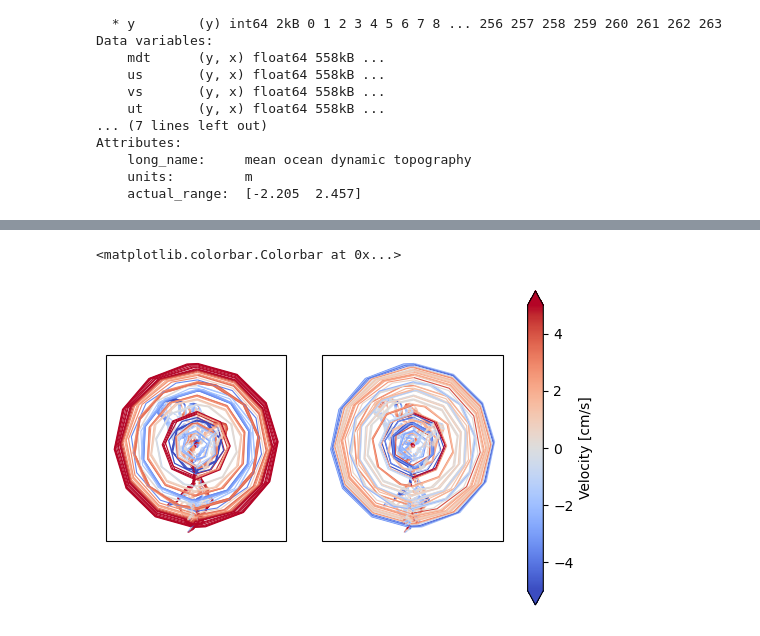
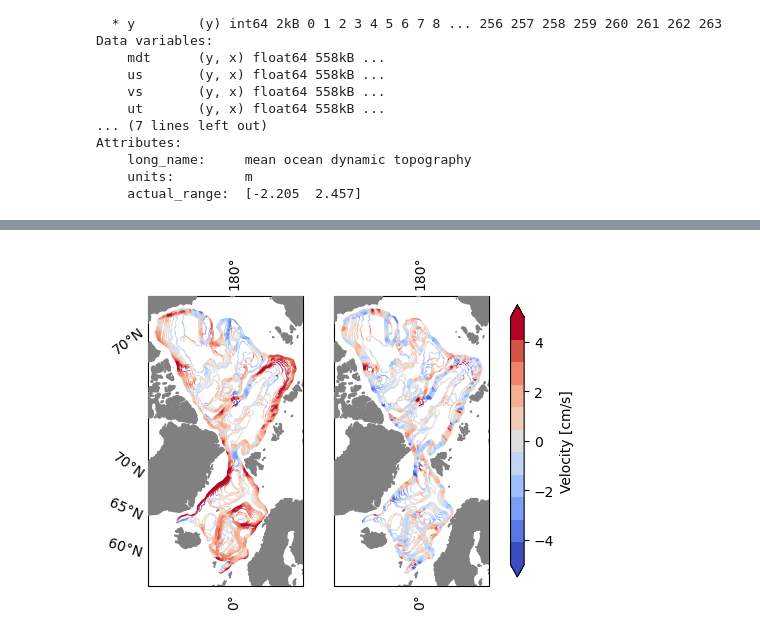
Before and after one commit to janadr/time-mean-arctic-ocean-circulation, a Jupyter notebook: code/plot_alongcontour_vector_line.ipynb, the cells around one changed output, grey strips where cells are left out. Cells and saved outputs as stored; diff of their text form; code cells hidden in the pictures.

```diff
--- a/code/plot_alongcontour_vector_line.ipynb
+++ b/code/plot_alongcontour_vector_line.ipynb
@@ -174,8 +25,7 @@ region_contours = {
 # %%
 mdt = "dtu"
 hydrography = "woa"
-vector = ["us", "vs"]
-transform = False
+vector = ["ub", "vb"]
 # %%
 ds = xr.merge([xr.open_dataset(datadir + f"velocities_{mdt}_{hydrography}_ease.nc"),
                xr.open_dataset(datadir + "bathymetry_with_gradients_filter50_ease.nc")
@@ -200,13 +50,3 @@ Attributes:
     long_name:     mean ocean dynamic topography
     units:         m
     actual_range:  [-2.205  2.457]
-# %%
-fig, ax = plt.subplots()
-
-contour = xr.open_dataset(datadir + "arctic_ocean" + "/contour_eff_1000.nc")
-ds_interp = ds.interp(x=contour.x, y=contour.y)
-ds_interp["uc"] = ds_interp["us"]*contour.tx + ds_interp["vs"]*contour.ty
-print(ds_interp)
-
-ax.plot(ds_interp.x, ds_interp.y)
-ax = colored_line(ds_interp.x.values, ds_interp.y.values, ds_interp.uc.values, ax=ax, cmap="coolwarm")
@@ -299,9 +53,11 @@ fig.savefig(figdir + f"{vector[0]}_alongcontour_{proj}_{mdt}_{hydrography}_lines
 # %%
 fig, ax = plt.subplots(1, 2,
-                        #figsize=set_size(width="AGU"),
+                        figsize=set_size(width="AGU", subplots=(2, 1)),
                         subplot_kw={"projection" : ccrs.Stereographic(central_latitude=90)}
                         )
 
+
+cmap = plt.get_cmap('coolwarm', 11)
 norm = mcolors.Normalize(vmin=-5, vmax=5)
 
 ds_copy = ds.copy(deep=True)
@@ -314,57 +70,57 @@ ds_copy = ds.assign_coords(
 for region_name in region_contours:
     region = get_region_coords(region_name, xy=True)
     contour_depths = region_contours[region_name]
     for contour_depth in contour_depths:
         contour = xr.open_dataset(datadir + region_name + "/contour_eff_" + str(contour_depth) + ".nc")
         ds_interp = ds.interp(x=contour.x, y=contour.y, method="linear")
         ds_copy_interp = ds_copy.interp(x=contour.x, y=contour.y, method="linear")
 
-
-        #ds_interp = ds_interp.assign_coords(
-        #    lon=xr.where(np.abs(ds_copy_interp.lon - 180) < 1, ds_copy_interp.lon, ds_interp.lon)
-        #)
-
-        ds_interp = ds_interp.assign_coords(
-                                            lon=xr.where(np.abs(ds_interp.lon) < 1, ds_interp.lon, ds_copy_interp.lon)
-                                            )
+        ds_interp = ds_interp.assign_coords(lon=xr.where(np.abs(ds_interp.lon) < 1, ds_interp.lon, ds_copy_interp.lon))
         ds_interp["uc"] = ds_interp[vector[0]]*contour.tx + ds_interp[vector[1]]*contour.ty + (-ds_interp[vector[0]]*contour.ty + ds_interp[vector[1]]*contour.tx)*1j
 
         ax[0].plot(ds_interp.lon, ds_interp.lat)
-        c = colored_line(ds_interp.lon.values, ds_interp.lat.values, ds_interp.uc.real.values*100, ax=ax[0],
-                         cmap="coolwarm",
+        c = colored_line(ds_interp.lon.values, ds_interp.lat.values, ds_interp.uc.real.values*100,
+                         ax=ax[0],
+                         cmap=cmap,
                          linewidth=0.8,
                          norm=norm,
-                         #transform=ccrs.PlateCarree(),
-                         #joinstyle='round'
+                         zorder=10
                          )
         c.set_rasterized(True)
         ax[1].plot(ds_interp.lon, ds_interp.lat)
-        c = colored_line(ds_interp.lon.values, ds_interp.lat.values, ds_interp.uc.imag.values*100, ax=ax[1],
-                         cmap="coolwarm",
+        c = colored_line(ds_interp.lon.values, ds_interp.lat.values, ds_interp.uc.imag.values*100,
+                         ax=ax[1],
+                         cmap=cmap,
                          linewidth=0.8,
                          norm=norm,
-                         #transform=ccrs.PlateCarree(),
-                         #joinstyle='round'
+                         zorder=10
                          )
         c.set_rasterized(True)
 
-#ax[0].set_xlim(65, 190)
-#ax[0].set_ylim(0, 215)
 ax[0].set_aspect(1)
-#ax[1].set_xlim(65, 190)
-#ax[1].set_ylim(0, 215)
+ax[0].add_feature(cfeature.LAND, color="grey", zorder=100)
+gl0 = ax[0].gridlines(draw_labels=True, zorder=1, y_inline=False)
+gl0.xlines = False
+gl0.ylines = False
+gl0.right_labels = False
+
 ax[1].set_aspect(1)
-
-#ax[0].contourf(X, Y, land_mask, levels=[0.5, 1.5], colors=['grey'])
-#ax[1].contourf(X, Y, land_mask, levels=[0.5, 1.5], colors=['grey'])
+ax[1].add_feature(cfeature.LAND, color="grey", zorder=100)
+gl1 = ax[1].gridlines(draw_labels=True,
+                        y_inline=False,
+                    )
+gl1.xlines = False
+gl1.ylines = False
+gl1.right_labels = False
+gl1.left_labels = False
+fig.subplots_adjust(wspace=0.2)
 fig.colorbar(c,
              ax=ax,
              label="Velocity [cm/s]",
-             shrink=0.85,
+             shrink=0.52,
              extend="both"
             )
 
-#fig.savefig(figdir + f"{vector[0]}_alongcontour_{proj}_{mdt}_{hydrography}_lines.pdf", dpi=300, bbox_inches="tight")
+fig.savefig(figdir + f"{vector[0]}_alongcontour_latlon_{mdt}_{hydrography}_lines.pdf", dpi=300, bbox_inches="tight")
 # %% [output]
-<matplotlib.colorbar.Colorbar at 0x...>
-[figure, old version]
+[figure, new version]
```
Also changed, not shown: parts of 6 cells of this notebook, 19 other files.
